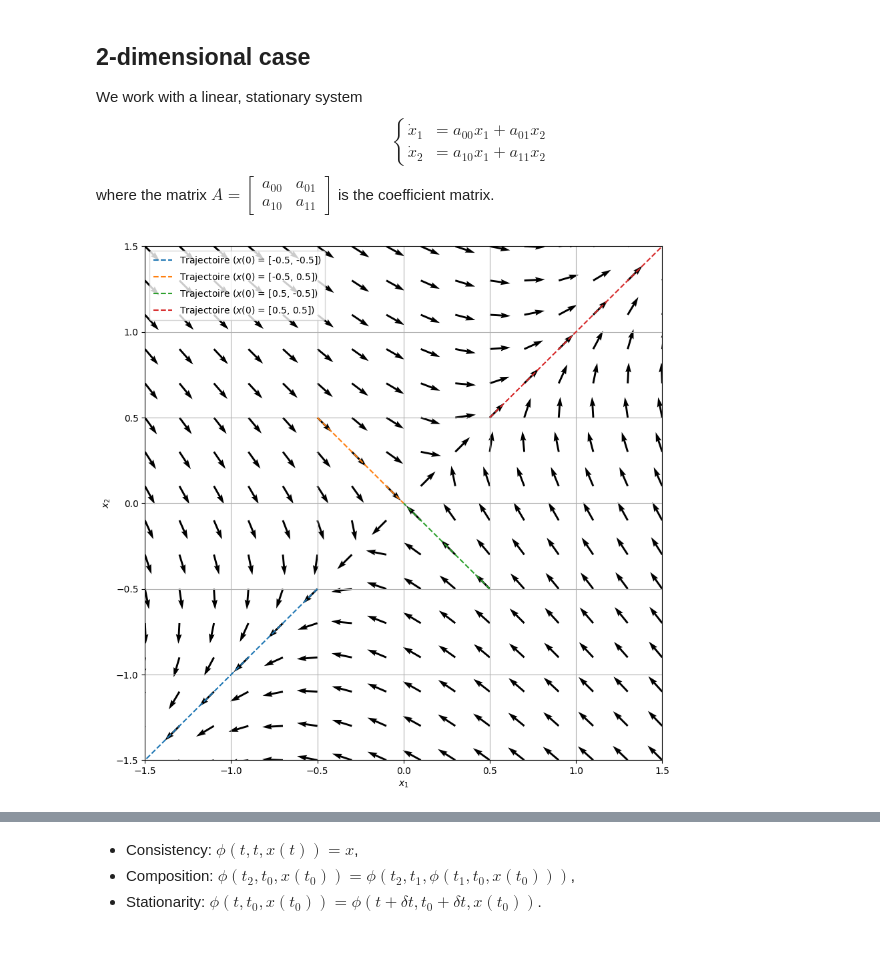
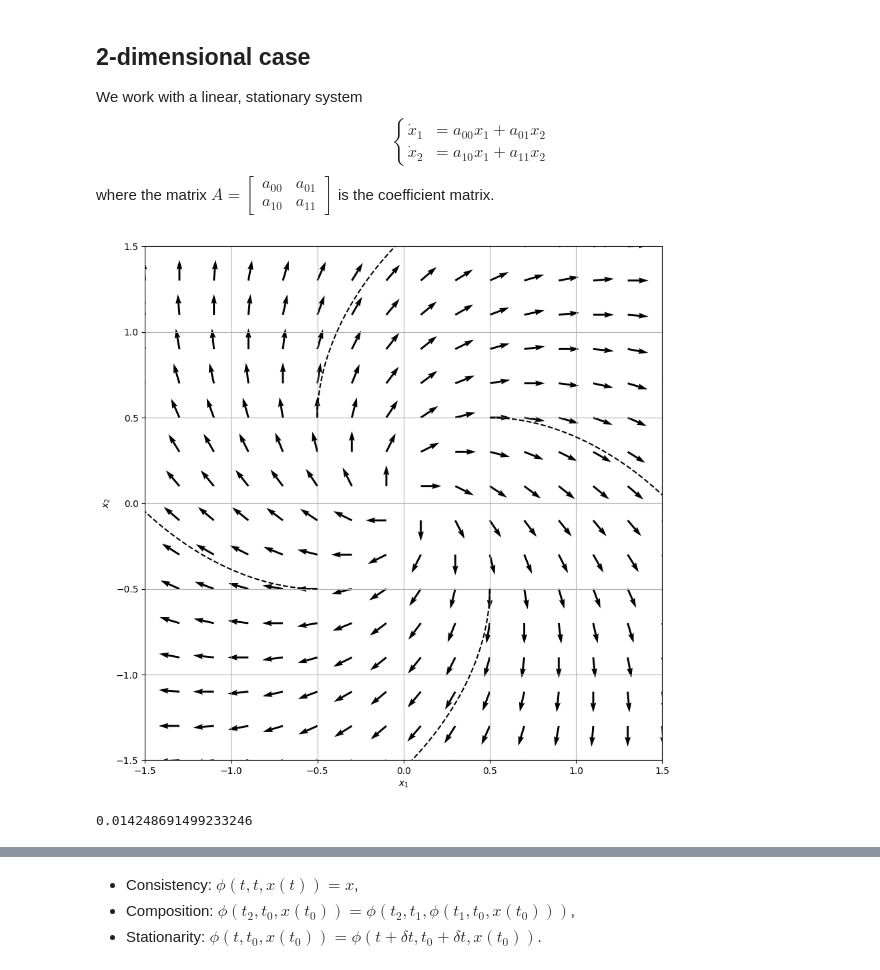
Before and after one commit to pascaltribel/PINN_Regularization, a Jupyter notebook: Transition Function-Linear_2D.ipynb, the cells around one changed output, grey strips where cells are left out. Drawn from its saved outputs; the diff is of its cells as text; code cells hidden in the pictures.

```diff
--- a/Transition Function-Linear_2D.ipynb
+++ b/Transition Function-Linear_2D.ipynb
@@ -43,14 +46,22 @@ We work with a linear, stationary system
 \end{equation}
 where the matrix $A = \begin{bmatrix}a_{00}& a_{01}\\a_{10}&a_{11}\end{bmatrix}$ is the coefficient matrix.
 # %%
-def true_trajectory_A(A: list[list], interval: list[int], c_i: list[int]) -> None:
+def get_sol(A, interval, c_i):
     def xdot(t, x):
         return A @ x
     sol = solve_ivp(xdot, interval, c_i, t_eval=np.linspace(interval[0], interval[1], 250))
-    plt.plot(sol.y[0, :], sol.y[1, :], label="Trajectoire ("+r"$x(0)$"+f" = {c_i})", linestyle='dashed')
-    plt.xlabel(r"$x_1$")
-    plt.ylabel(r"$x_2$")
-    plt.legend()
+    return np.concatenate([sol.t.reshape((1, sol.t.shape[0])), sol.y[0:1], sol.y[1:2]])
+
+def true_trajectory_A(A: list[list], interval: list[int], c_i: list[int], ax=None, color='black') -> None:
+    sol = get_sol(A, interval, c_i)
+    if ax:
+        ax.plot(sol[1, :], sol[2, :], label="Trajectoire ("+r"$x(0)$"+f" = {c_i})", linestyle='dashed', color=color)
+        ax.set_xlabel(r"$x_1$")
+        ax.set_ylabel(r"$x_2$")
+    else:
+        plt.plot(sol[1, :], sol[2, :], label="Trajectoire ("+r"$x(0)$"+f" = {c_i})", linestyle='dashed', color=color)
+        plt.xlabel(r"$x_1$")
+        plt.ylabel(r"$x_2$")
 
 def true_phase_portrait_A(A, ax=None):
     x1, x2 = np.meshgrid(np.arange(-1.5, 1.6, 0.2), np.arange(-1.5, 1.6, 0.2))
@@ -73,15 +84,18 @@ def true_phase_portrait_A(A, ax=None):
         ax.set_ylim([-1.5, 1.5])
         ax.set_title("Reference")
 # %%
-T_MAX = 5.
-A = np.array([[-1, 2], [2, -1]])
+n_points = 1024
+n_epochs = 1024
+
+T_MAX = 2.
+A = np.array([[1, 1], [-1, 1]])
 c_is = [[-0.5,-0.5], [-0.5,0.5], [0.5,-0.5], [0.5,0.5]]
 
 plt.figure(figsize=(10, 10))
 for c_i in c_is:
     true_trajectory_A(A, (0, T_MAX), c_i)
 
 true_phase_portrait_A(A)
 # %% [output]
-[figure, old version]
+[figure, new version]
 # %%
@@ -132 +155,5 @@ for _ in (pbar:=tqdm(range(n_epochs))):
+# %%
+model_A = train_model_A(A, 0)
+# %% [output]
+0.014248691499233246
 # %%
```
Also changed, not shown: parts of 25 cells of this notebook, 17 other files.
